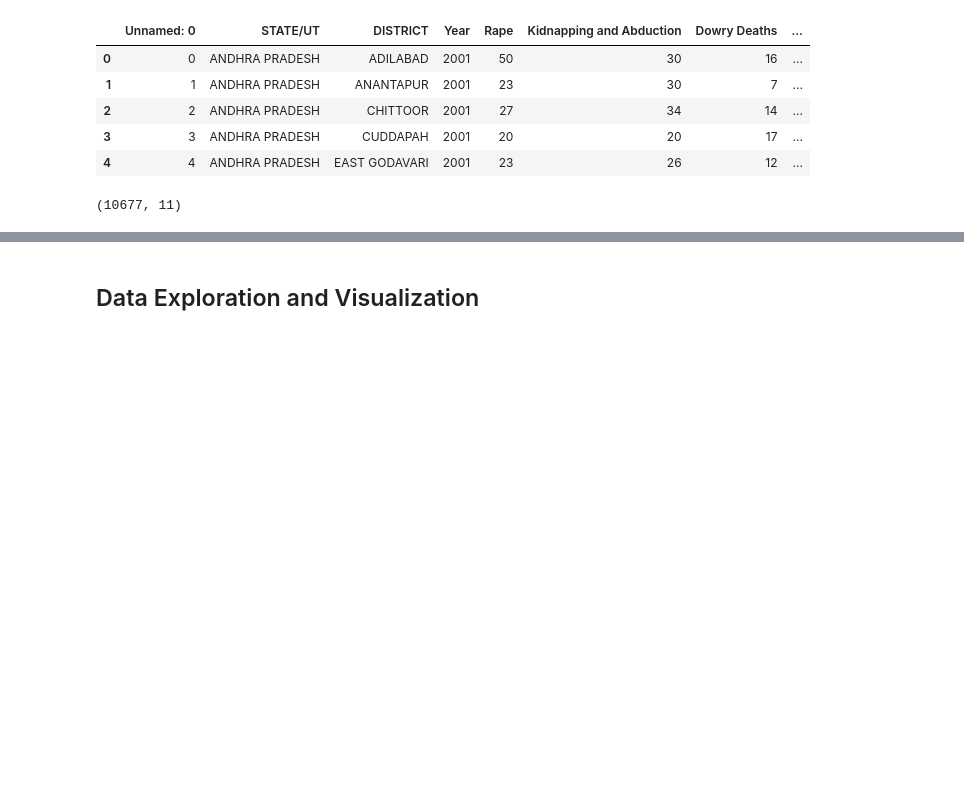
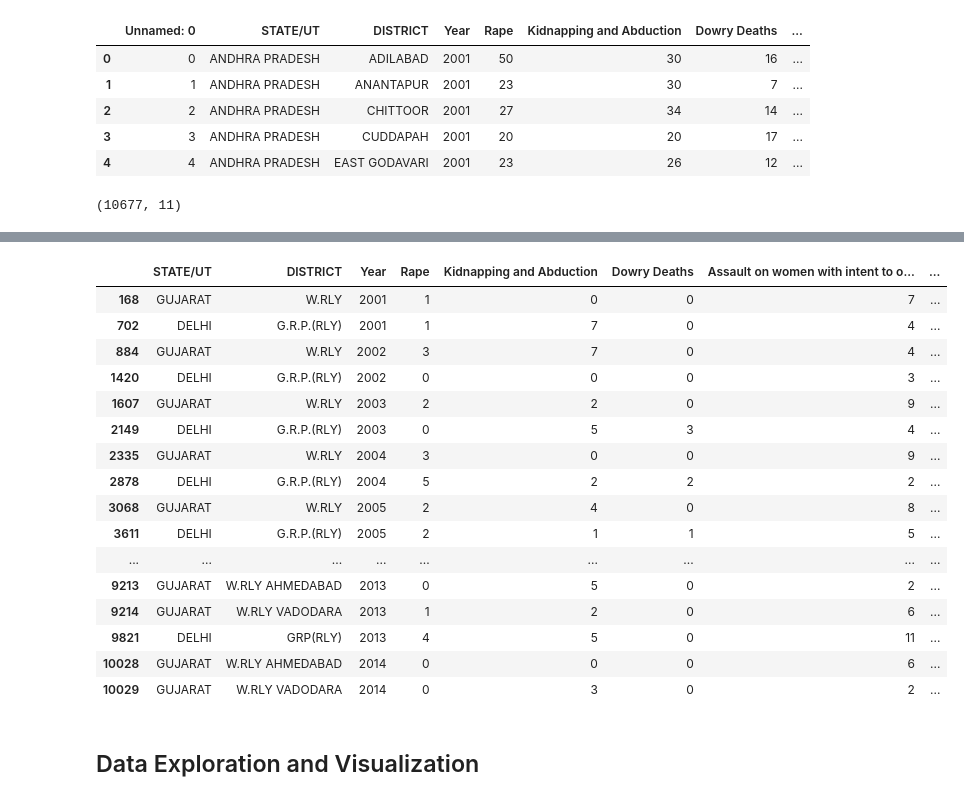
Before and after one commit to apacheteam/Crime-Against-Women-PP22-C623-APACHE-TEAM, a Jupyter notebook: data exploration.ipynb, the cells around one changed output, grey strips where cells are left out. Saved outputs shown, nothing was run; the diff lists cells and outputs as text; code cells hidden in the pictures; blank space fills up the shorter version.

```diff
--- a/data exploration.ipynb
+++ b/data exploration.ipynb
@@ -37,0 +112,3 @@ dtype: int64
+# %%
+# Correcting it by taking everything to uppercase.
+dataset['STATE/UT']= dataset['STATE/UT'].str.upper()
@@ -37,0 +126,5 @@ dtype: int64
+# %%
+# correcting
+dataset['STATE/UT'].replace('A&N ISLANDS', 'A & N ISLANDS', inplace= True)
+dataset['STATE/UT'].replace('D&N HAVELI', 'D & N HAVELI', inplace= True)
+dataset['STATE/UT'].replace('DELHI UT', 'DELHI', inplace= True)
@@ -37,0 +284,4 @@ dtype: int64
+# %%
+# we notice some are in uppercase and others in lower, so we correct that.
+# Correcting it and making everything in uppercase.
+dataset['DISTRICT']= dataset['DISTRICT'].str.upper()
@@ -37,0 +377,20 @@ dtype: int64
+# %%
+# correcting all RLY. cases
+
+# First i looped throught the portion of the dataset that contained RLY.
+for c in dataset[dataset.DISTRICT.str.contains('RLY.')].DISTRICT:
+
+    # next, i split them into two since my aim was to replace the second part. e.g we had VIJAYAWADA RLY. after the split we
+    # have ['VIJAYAWADA', 'RLY.']. In some cases we didn't have up to 2 values in the split list.
+    g= list(c.split(' '))
+
+    # look at all the printed values of g for better understanding.
+    print(g)
+    try:
+        # i used the try except because some list won't have any value for index 1 and would return an index error.
+        if g[1] == 'RLY.':
+
+            # here i replaced all RLY. with RAILWAY.
+            dataset.DISTRICT.replace(c, g[0]+' RAILWAY', inplace= True)
+    except IndexError:
+        pass
@@ -37,0 +415,25 @@ dtype: int64
+# %%
+# The code above corrects all the cases where RLY. and RAILWAY was written making our dataset consistent.
+display(dataset[dataset.DISTRICT.str.contains('RLY')])
+
+# the RLY cases left are quite different and we could correct those manually.
+# correcting G.R.P.(RLY)
+dataset.DISTRICT.replace('GRP(RLY)', 'G. R. P.(RLY)', inplace= True)
+# %% [output]
+|  | STATE/UT | DISTRICT | Year | Rape | Kidnapping and Abduction | Dowry Deaths | Assault on women with intent to o... | ... |
+| 168 | GUJARAT | W.RLY | 2001 | 1 | 0 | 0 | 7 | ... |
+| 702 | DELHI | G.R.P.(RLY) | 2001 | 1 | 7 | 0 | 4 | ... |
+| 884 | GUJARAT | W.RLY | 2002 | 3 | 7 | 0 | 4 | ... |
+| 1420 | DELHI | G.R.P.(RLY) | 2002 | 0 | 0 | 0 | 3 | ... |
+| 1607 | GUJARAT | W.RLY | 2003 | 2 | 2 | 0 | 9 | ... |
+| 2149 | DELHI | G.R.P.(RLY) | 2003 | 0 | 5 | 3 | 4 | ... |
+| 2335 | GUJARAT | W.RLY | 2004 | 3 | 0 | 0 | 9 | ... |
+| 2878 | DELHI | G.R.P.(RLY) | 2004 | 5 | 2 | 2 | 2 | ... |
+| 3068 | GUJARAT | W.RLY | 2005 | 2 | 4 | 0 | 8 | ... |
+| 3611 | DELHI | G.R.P.(RLY) | 2005 | 2 | 1 | 1 | 5 | ... |
+| ... | ... | ... | ... | ... | ... | ... | ... | ... |
+| 9213 | GUJARAT | W.RLY AHMEDABAD | 2013 | 0 | 5 | 0 | 2 | ... |
+| 9214 | GUJARAT | W.RLY VADODARA | 2013 | 1 | 2 | 0 | 6 | ... |
+| 9821 | DELHI | GRP(RLY) | 2013 | 4 | 5 | 0 | 11 | ... |
+| 10028 | GUJARAT | W.RLY AHMEDABAD | 2014 | 0 | 0 | 0 | 6 | ... |
+| 10029 | GUJARAT | W.RLY VADODARA | 2014 | 0 | 3 | 0 | 2 | ... |
```
Also changed, not shown: parts of 40 cells of this notebook, 1 other file.
